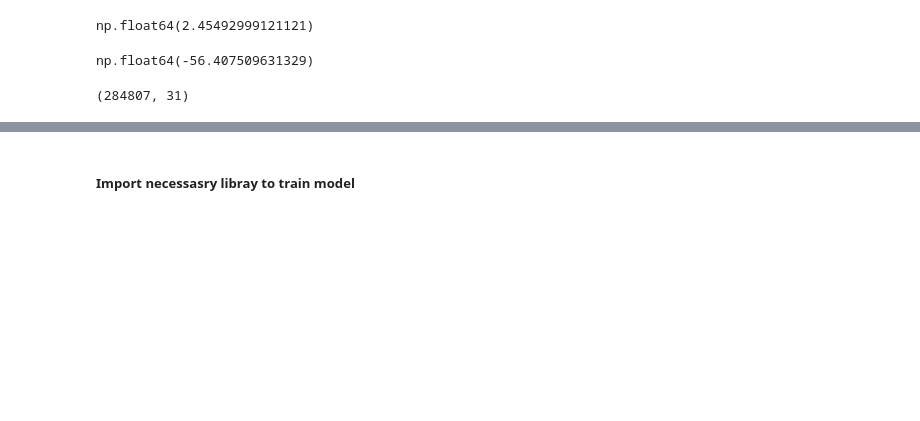
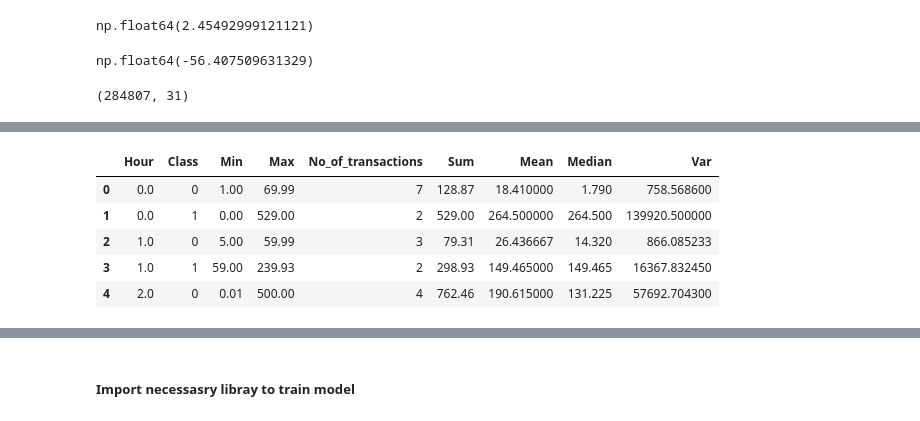
Before and after one commit to ShamindaKanchana/CreditCard_Fraud_Detection, a Jupyter notebook: creditCard_fraudDetection.ipynb, the cells around one changed output, grey strips where cells are left out. Cells and saved outputs as stored; diff of their text form; code cells hidden in the pictures; blank space fills up the shorter version.

```diff
--- a/creditCard_fraudDetection.ipynb
+++ b/creditCard_fraudDetection.ipynb
@@ -293,0 +339,31 @@ credit_card_Df.shape
+# %%
+sample_size=len(fraud)
+non_fraud_sample_Df=non_fraud.sample(n=sample_size, random_state=42)
+non_fraud_sample_Df
+
+
+
+df1_shuffled = fraud.sample(frac=1, random_state=42).reset_index(drop=True)
+
+
+df2_shuffled = non_fraud_sample_Df.sample(frac=1, random_state=42).reset_index(drop=True)
+
+# Concatenate the two shuffled DataFrames
+Balanced_credit_card_Df = pd.concat([df1_shuffled, df2_shuffled], ignore_index=True)
+
+
+
+
+
+Balanced_credit_card_Df['Hour']=Balanced_credit_card_Df['Time'].apply(lambda x:np.floor(x/3600))
+tmp_balanced=Balanced_credit_card_Df.groupby(['Hour','Class'])['Amount'].aggregate(['min','max','count','sum','mean','median','var']).reset_index()
+balanced_transactions_descriptive_DF=pd.DataFrame(tmp_balanced)
+balanced_transactions_descriptive_DF.columns=['Hour','Class','Min','Max','No_of_transactions','Sum','Mean','Median','Var']
+balanced_transactions_descriptive_DF.head()
+# %% [output]
+|  | Hour | Class | Min | Max | No_of_transactions | Sum | Mean | Median | Var |
+| 0 | 0.0 | 0 | 1.00 | 69.99 | 7 | 128.87 | 18.410000 | 1.790 | 758.568600 |
+| 1 | 0.0 | 1 | 0.00 | 529.00 | 2 | 529.00 | 264.500000 | 264.500 | 139920.500000 |
+| 2 | 1.0 | 0 | 5.00 | 59.99 | 3 | 79.31 | 26.436667 | 14.320 | 866.085233 |
+| 3 | 1.0 | 1 | 59.00 | 239.93 | 2 | 298.93 | 149.465000 | 149.465 | 16367.832450 |
+| 4 | 2.0 | 0 | 0.01 | 500.00 | 4 | 762.46 | 190.615000 | 131.225 | 57692.704300 |
```
Also changed, not shown: parts of 19 cells of this notebook.
